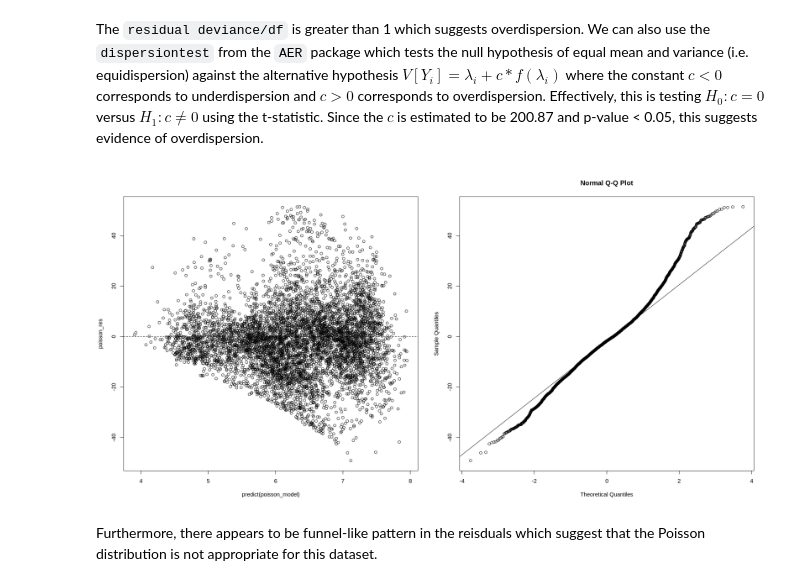
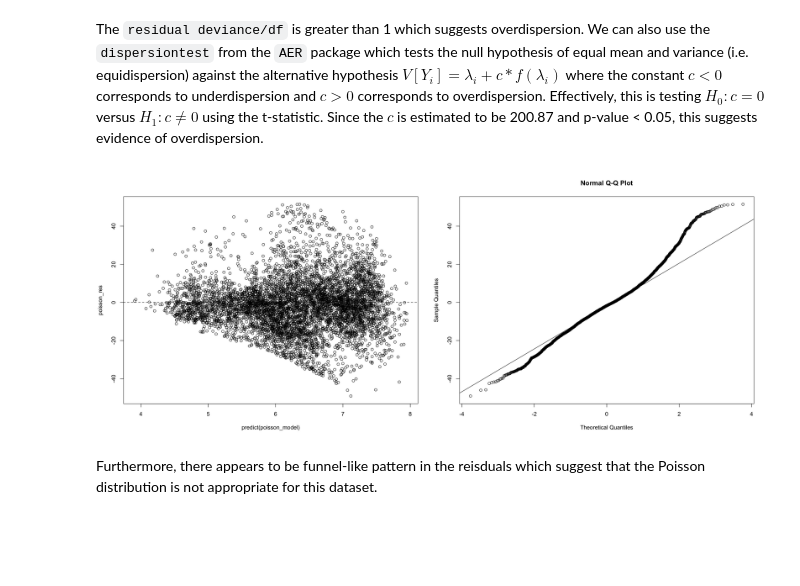
Before and after one commit to xiaohu1122/538A_project, a Jupyter notebook: 538A_Final_Project.ipynb, the cells around one changed output. Drawn from its saved outputs; the diff is of its cells as text; code cells hidden in the pictures; blank space fills up the shorter version.

```diff
--- a/538A_Final_Project.ipynb
+++ b/538A_Final_Project.ipynb
@@ -90,3 +109,6 @@ bike <- subset(bike, select = -functioning)
+# %%
+bike$month <- relevel(bike$month, ref = "January")
+bike$holiday <- relevel(bike$holiday,ref = "No Holiday")
 # %% [markdown]
 We are also removing the `date` column since we do not plan to do time series analysis.
 # %%
@@ -282,16 +304,16 @@ dispersion
 The `residual deviance/df` is greater than 1 which suggests overdispersion. We can also use the `dispersiontest` from the `AER` package which tests the null hypothesis of equal mean and variance (i.e. equidispersion) against the alternative hypothesis $V[Y_i] = \lambda_i + c*f(\lambda_i)$ where the constant $c<0$ corresponds to underdispersion and $c>0$ corresponds to overdispersion. Effectively, this is testing $H_0: c = 0$ versus $H_1: c \neq 0$ using the t-statistic. Since the $c$ is estimated to be 200.87 and p-value < 0.05, this suggests evidence of overdispersion.
 # %%
  # Residual plots
-{options(repr.plot.width=20, repr.plot.height=10)
+{options(repr.plot.width=20, repr.plot.height=8)
 par(mfrow=c(1,2))
 poisson_res <- residuals(poisson_model, type="deviance")
 plot(predict(poisson_model), poisson_res)
 abline(h=0, lty=2)
 qqnorm(poisson_res)
 qqline(poisson_res)
 }
 # %% [output]
-[figure, old version]
+[figure, new version]
 # %% [markdown]
 Furthermore, there appears to be funnel-like pattern in the reisduals which suggest that the Poisson distribution is not appropriate for this dataset.
 # %% [markdown]
```
Also changed, not shown: parts of 18 cells of this notebook.
